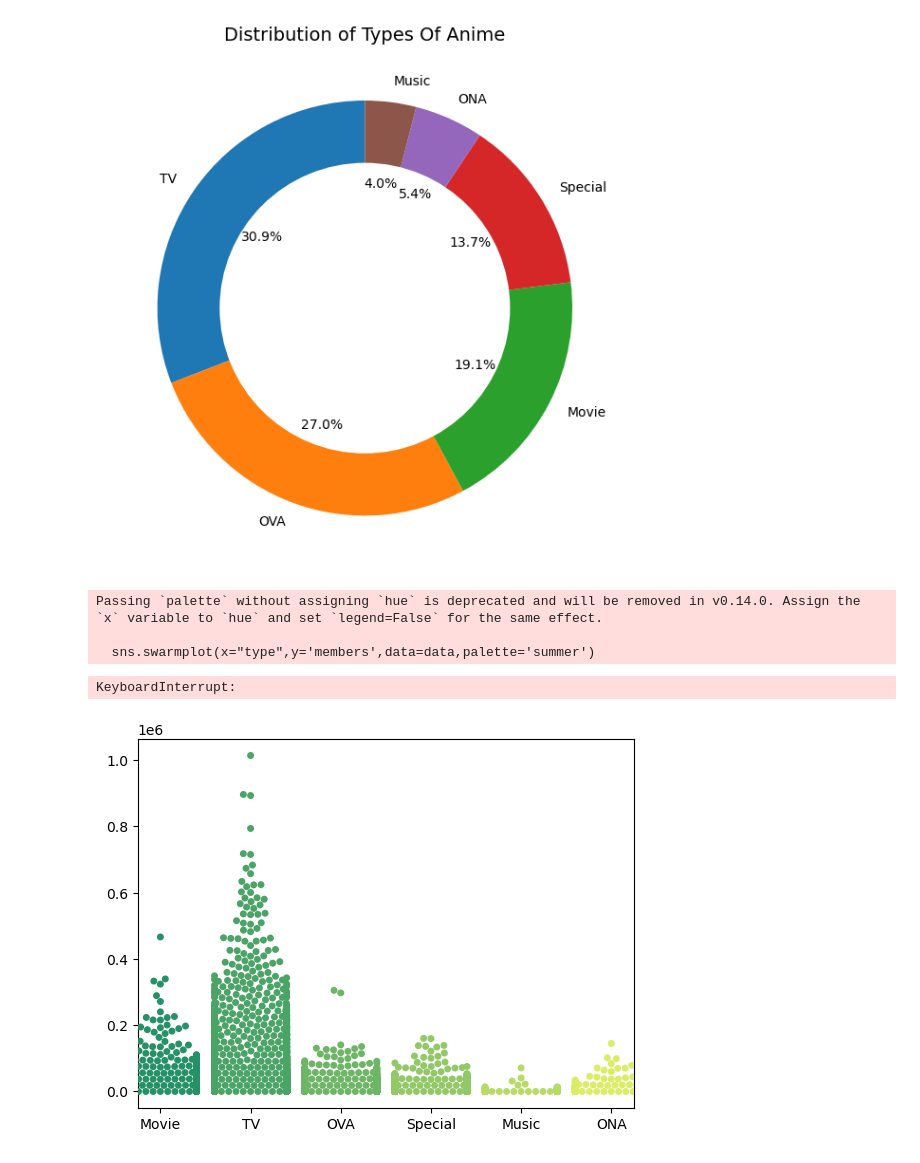
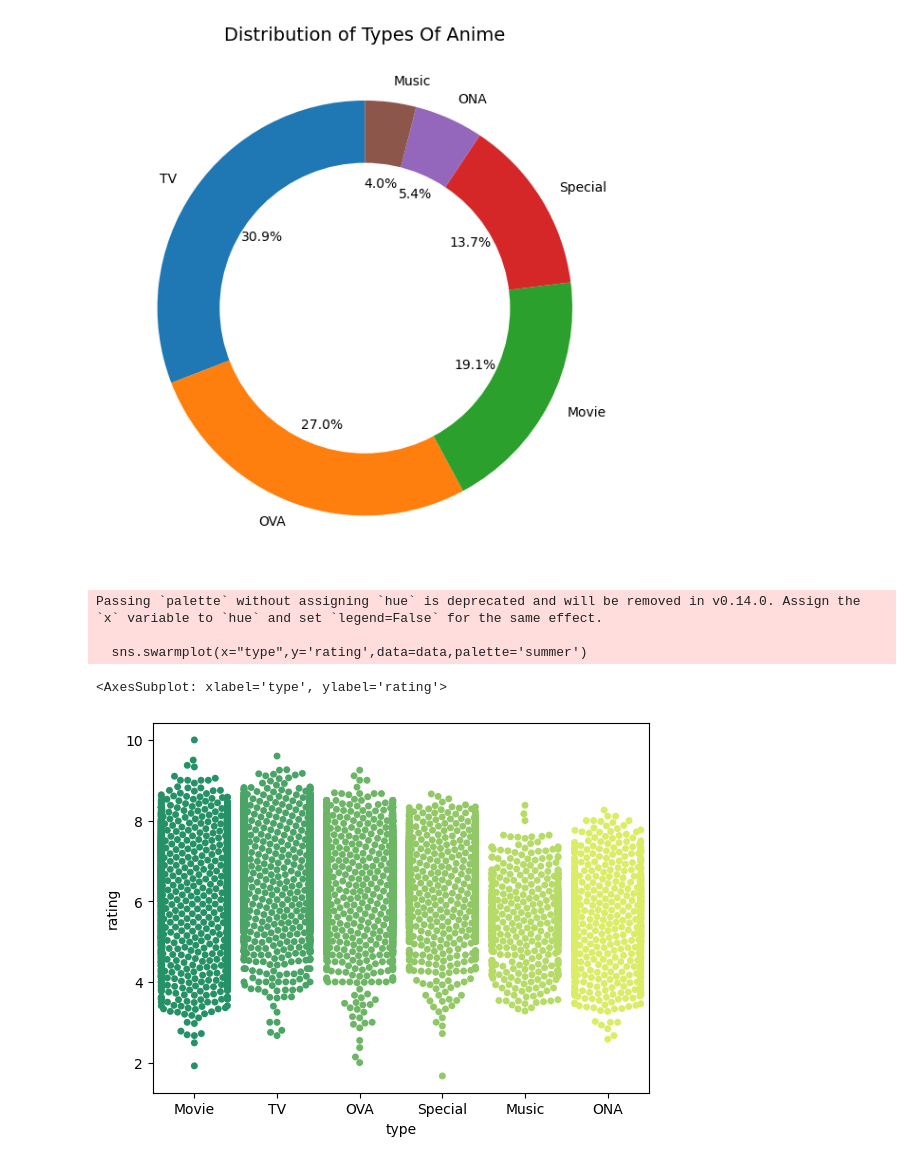
Before and after one commit to mugoarnold0-shiniars/datascience, a Jupyter notebook: ANIME.ipynb, the cells around one changed output. Saved outputs shown, nothing was run; the diff lists cells and outputs as text; code cells hidden in the pictures.

```diff
--- a/ANIME.ipynb
+++ b/ANIME.ipynb
@@ -146,10 +133,10 @@ plt.show()
 # %% [output]
 [figure]
 # %%
-sns.swarmplot(x="type",y='members',data=data,palette='summer')
+sns.swarmplot(x="type",y='rating',data=data,palette='summer')
 # %% [output]
 Passing `palette` without assigning `hue` is deprecated and will be removed in v0.14.0. Assign the `x` variable to `hue` and set `legend=False` for the same effect.
 
-  sns.swarmplot(x="type",y='members',data=data,palette='summer')
+  sns.swarmplot(x="type",y='rating',data=data,palette='summer')
-KeyboardInterrupt:
+<AxesSubplot: xlabel='type', ylabel='rating'>
-[figure, old version]
+[figure, new version]
```
Also changed, not shown: parts of 2 cells of this notebook, 3 other files.
